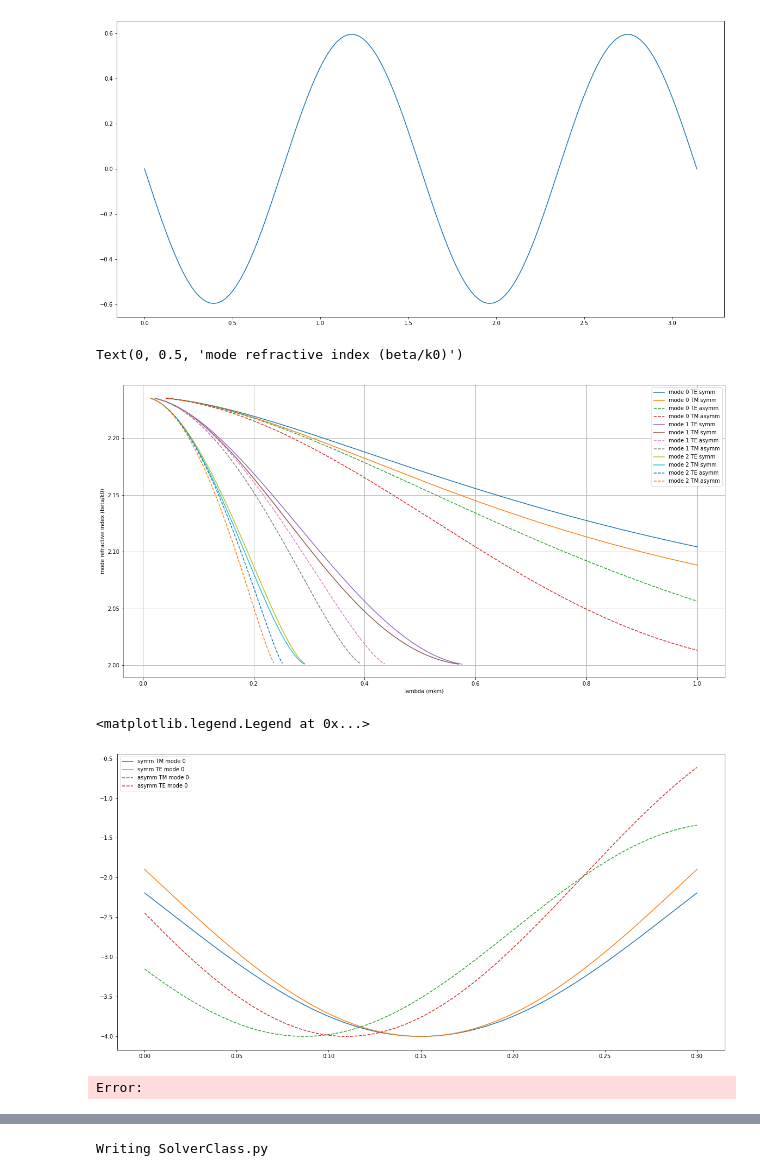
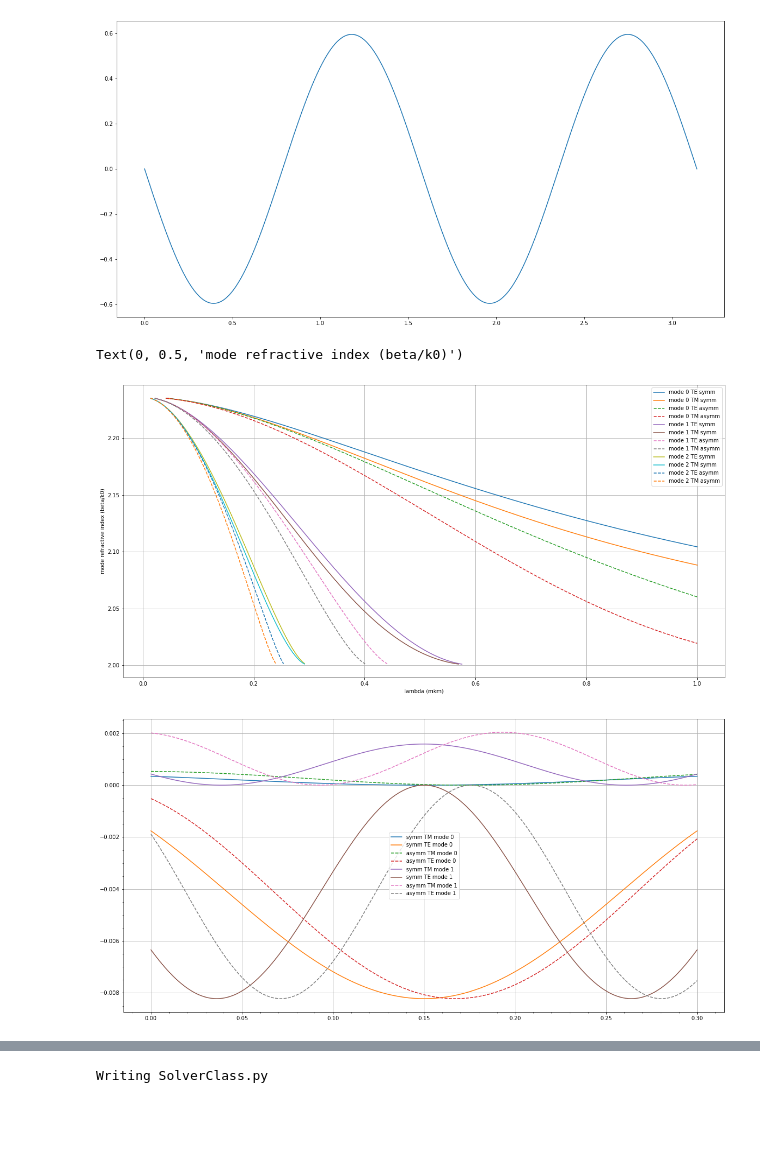
Before and after one commit to Semyonov-as/Python_Modelling, a Jupyter notebook: Waveguide_ICME.ipynb, the cells around one changed output, grey strips where cells are left out. Cells and saved outputs as stored; diff of their text form; code cells hidden in the pictures; blank space fills up the shorter version.

```diff
--- a/Waveguide_ICME.ipynb
+++ b/Waveguide_ICME.ipynb
@@ -109,7 +116,6 @@ with writer.saving(fig, 'test.mp4', 100):
 [figure]
 # %%
 icme = ICMEmodel(0.3, 1, np.sqrt(5.5), 2)
-lam = 0.885
 theta = 0/180*np.pi
 Ksi1 = np.linspace(-np.pi/2, np.pi/2, 100)
 Phi1 = np.linspace(0, np.pi, 100)
@@ -121,7 +127,7 @@ torque2 = np.zeros((100, 100, 3))
 for i, ksi in enumerate(Ksi1):
     for j, phi in enumerate(Phi1):
         E = (np.cos(theta)*np.cos(ksi), np.sin(ksi), np.sin(theta)*np.cos(ksi))
-        H = icme.get_H(1, 85/180*np.pi, 0/180*np.pi)
+        H = icme.get_H(1, 0/180*np.pi, 0/180*np.pi)
         M = icme.get_M_from_H(H, phi)
 
         torque1[i, j] = icme.get_icme_torque(E, H, M, phi)
@@ -190,7 +196,7 @@ plt.plot(Phi, tor)
 # In this block we will compute ICME torque for higher than 0 modes
 
 symm = ICMEmodel(0.3, 2, np.sqrt(5), 2)
-asymm = ICMEmodel(0.3, 0.5, np.sqrt(5), 2)
+asymm = ICMEmodel(0.3, 1, np.sqrt(5), 2)
 
 Lam = np.linspace(0.01, 1, 500)
 
@@ -212,51 +218,63 @@ plt.xlabel('lambda (mkm)')
 plt.ylabel('mode refractive index (beta/k0)')
 # %% [output]
 Text(0, 0.5, 'mode refractive index (beta/k0)')
-[figure, old version]
+[figure, new version]
 # %%
 symm = ICMEmodel(0.3, 2, np.sqrt(5), 2)
-asymm = ICMEmodel(0.3, 2, np.sqrt(5), 1)
+asymm = ICMEmodel(0.3, 1, np.sqrt(5), 2)
 
-lam = 0.8
+lam = 0.4
 Z = np.linspace(0, 0.3, 200)
-psi = np.pi/4
-out_of_plane = 0
-phi = 0/180*np.pi
+psi = np.pi*5/180
+out_of_plane = 0/180*np.pi
+phi = 15/180*np.pi
 H = ICMEmodel.get_H(1, psi, out_of_plane)
 M = ICMEmodel.get_M_from_H(H, phi)
 
 torqsTMsymm = []
 torqsTEsymm = []
 torqsTMasymm = []
 torqsTEasymm = []
-Modes = 1
+Modes = 2
 
 for i in range(Modes):
-    torqsTMsymm.append(symm.get_icme_torque(symm.normalize_E(
-        symm.get_E_field_TM(symm.sol_mode_eq(lam, N=i, mode='TM'), lam, Z)),
+    # torqsTMsymm.append(
+    #     symm.normalize_E(symm.get_E_field_TM(symm.sol_mode_eq(lam, N=i, mode='TM'), lam, Z))[2])
+    # torqsTEsymm.append(
+    #     symm.normalize_E(symm.get_E_field_TE(symm.sol_mode_eq(lam, N=i, mode='TE'), lam, Z))[1])
+    # torqsTMasymm.append(
+    #     asymm.normalize_E(asymm.get_E_field_TM(asymm.sol_mode_eq(lam, N=i, mode='TM'), lam, Z))[2])
+    # torqsTEasymm.append(
+    #     asymm.normalize_E(asymm.get_E_field_TE(asymm.sol_mode_eq(lam, N=i, mode='TE'), lam, Z))[1])
+    torqsTMsymm.append(symm.get_icme_torque(
+        symm.normalize_E(symm.get_E_field_TM(symm.sol_mode_eq(lam, N=i, mode='TM'), lam, Z)),
         H, M, phi
     )[:, 2])
     torqsTEsymm.append(symm.get_icme_torque(
         symm.normalize_E(symm.get_E_field_TE(symm.sol_mode_eq(lam, N=i, mode='TE'), lam, Z)),
         H, M, phi
     )[:, 2])
     torqsTMasymm.append(asymm.get_icme_torque(
         asymm.normalize_E(asymm.get_E_field_TM(asymm.sol_mode_eq(lam, N=i, mode='TM'), lam, Z)),
         H, M, phi
     )[:, 2])
     torqsTEasymm.append(asymm.get_icme_torque(
         asymm.normalize_E(asymm.get_E_field_TE(asymm.sol_mode_eq(lam, N=i, mode='TE'), lam, Z)),
         H, M, phi
     )[:, 2])
 
 plt.figure(figsize=(20, 10))
 for i in range(Modes):
     plt.plot(Z, torqsTMsymm[i], label=f'symm TM mode {i}')
     plt.plot(Z, torqsTEsymm[i], label=f'symm TE mode {i}')
     plt.plot(Z, torqsTMasymm[i], '--', label=f'asymm TM mode {i}')
     plt.plot(Z, torqsTEasymm[i], '--', label=f'asymm TE mode {i}')
+    # plt.plot(Z, torqsTMsymm[i]/np.max(np.abs(torqsTMsymm[i])), label=f'symm TM mode {i}')
+    # plt.plot(Z, torqsTEsymm[i]/np.max(np.abs(torqsTEsymm[i])), label=f'symm TE mode {i}')
+    # plt.plot(Z, torqsTMasymm[i]/np.max(np.abs(torqsTMasymm[i])), '--', label=f'asymm TM mode {i}')
+    # plt.plot(Z, torqsTEasymm[i]/np.max(np.abs(torqsTEasymm[i])), '--', label=f'asymm TE mode {i}')
 plt.legend()
+plt.minorticks_on()
+plt.grid()
 # %% [output]
-<matplotlib.legend.Legend at 0x...>
-[figure, old version]
+[figure, new version]
-Error:
```
Also changed, not shown: parts of 10 cells of this notebook, 2 other files.
